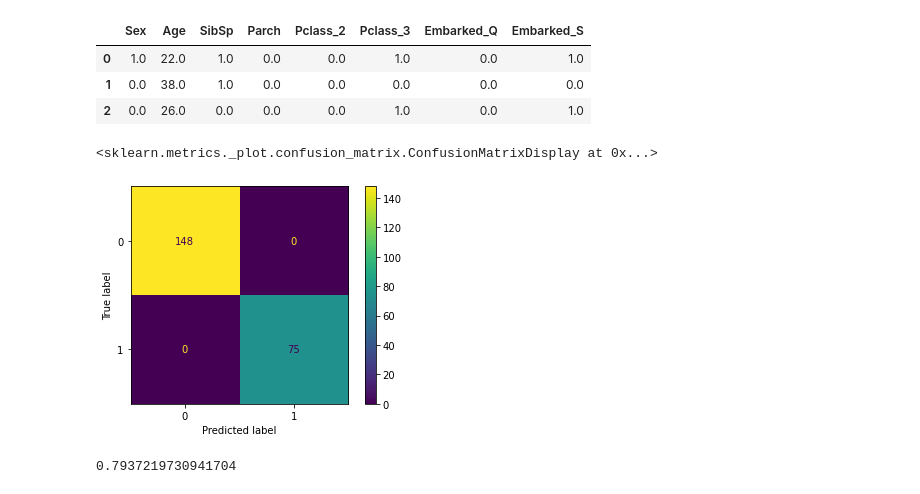
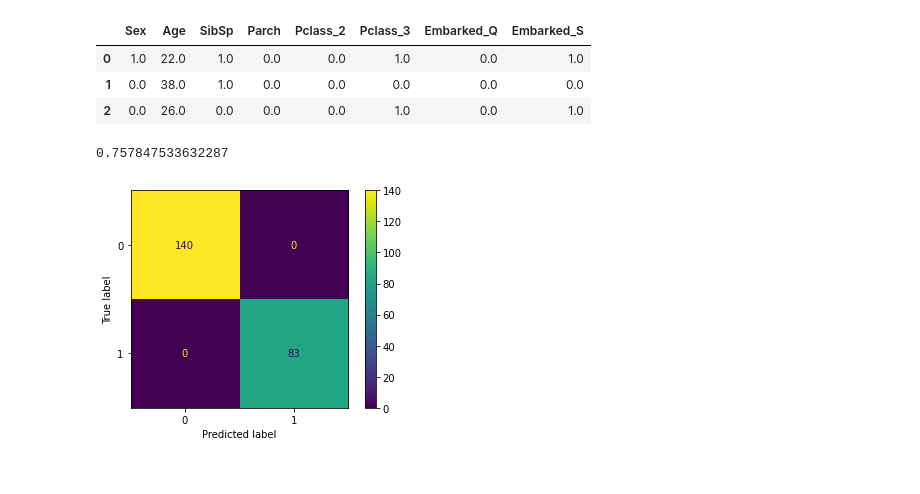
Before and after one commit to lkarjun/Titanic, a Jupyter notebook: titanic.ipynb, the cells around one changed output. Saved outputs shown, nothing was run; the diff lists cells and outputs as text; code cells hidden in the pictures.

```diff
--- a/titanic.ipynb
+++ b/titanic.ipynb
@@ -221,9 +230,8 @@ y_pred = model.predict(x_test)
-# %%
-plot_confusion_matrix(model, x_test, y_pred)
-# %% [output]
-<sklearn.metrics._plot.confusion_matrix.ConfusionMatrixDisplay at 0x...>
-[figure, removed]
-# %%
-accuracy_score(y_pred, y_test)
-# %% [output]
-0.7937219730941704
+# %%
+log_model = LogisticRegression().fit(x_train,y_train)
+y_pred = log_model.predict(x_test)
+plot_confusion_matrix(log_model, x_test, y_pred)
+accuracy_score(y_pred, y_test)
+# %% [output]
+0.757847533632287
+[figure, added]
```
Also changed, not shown: parts of 10 cells of this notebook.
